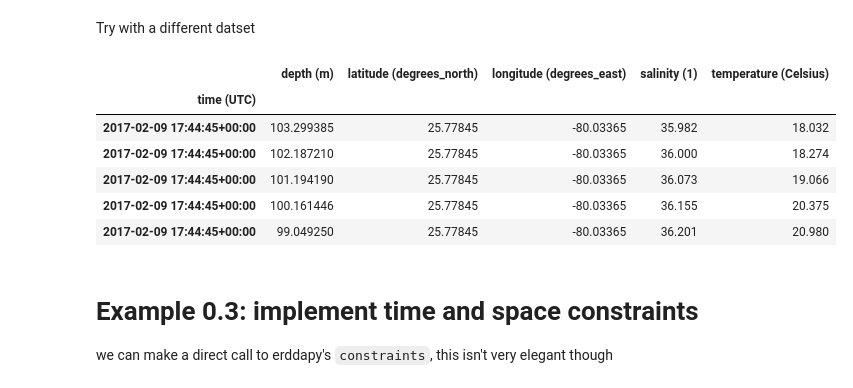
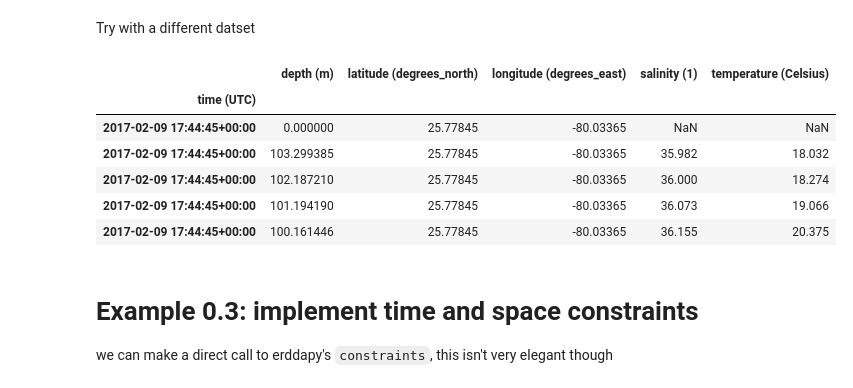
Before and after one commit to ioos/gliderpy, a Jupyter notebook: notebooks/demo.ipynb, the cells around one changed output. Cells and saved outputs as stored; diff of their text form; code cells hidden in the pictures.

```diff
--- a/notebooks/demo.ipynb
+++ b/notebooks/demo.ipynb
@@ -48,29 +47,3 @@ df.head()
 # %% [markdown]
 # Example 0.2: class wrapping erddapy
 Emulating the UI of [argopy](https://github.com/euroargodev/argopy)
-# %%
-class GliderDataFetcher(object):
-    """ Fetch glider data
-    Currently harcoded to search oos server only
-    Default variables and glider dataset id provided
-    """
-
-    def __init__(self,
-                 mode: str = "",
-                 src: str = "",
-                 ds: str = "",
-                 **fetcher_kwargs):
-        self.fetcher = ERDDAP(
-                       server="https://gliders.ioos.us/erddap",
-                       protocol="tabledap",
-                       response="csv",
-                       )
-        self.fetcher.variables = [
-                            "depth",
-                            "latitude",
-                            "longitude",
-                            "salinity",
-                            "temperature",
-                            "time",
-                            ]
-        self.fetcher.dataset_id = "whoi_406-20160902T1700"
@@ -96,21 +69,17 @@ Try with a different datset
 # %%
 glider_grab = GliderDataFetcher()
 glider_grab.fetcher.dataset_id = "sp022-20170209T1616"
 
-df = glider_grab.fetcher.to_pandas(
-    index_col="time (UTC)",
-    parse_dates=True,
-).dropna()
-
+df = glider_grab.to_pandas()
 df.head()
 # %% [output]
 |  | depth (m) | latitude (degrees_north) | longitude (degrees_east) | salinity (1) | temperature (Celsius) |
 | time (UTC) |  |  |  |  |  |
+| 2017-02-09 17:44:45+00:00 | 0.000000 | 25.77845 | -80.03365 | NaN | NaN |
 | 2017-02-09 17:44:45+00:00 | 103.299385 | 25.77845 | -80.03365 | 35.982 | 18.032 |
 | 2017-02-09 17:44:45+00:00 | 102.187210 | 25.77845 | -80.03365 | 36.000 | 18.274 |
 | 2017-02-09 17:44:45+00:00 | 101.194190 | 25.77845 | -80.03365 | 36.073 | 19.066 |
 | 2017-02-09 17:44:45+00:00 | 100.161446 | 25.77845 | -80.03365 | 36.155 | 20.375 |
-| 2017-02-09 17:44:45+00:00 | 99.049250 | 25.77845 | -80.03365 | 36.201 | 20.980 |
 # %% [markdown]
 # Example 0.3: implement time and space constraints
 we can make a direct call to erddapy's `constraints`, this isn't very elegant though
```
Also changed, not shown: parts of 16 cells of this notebook.
